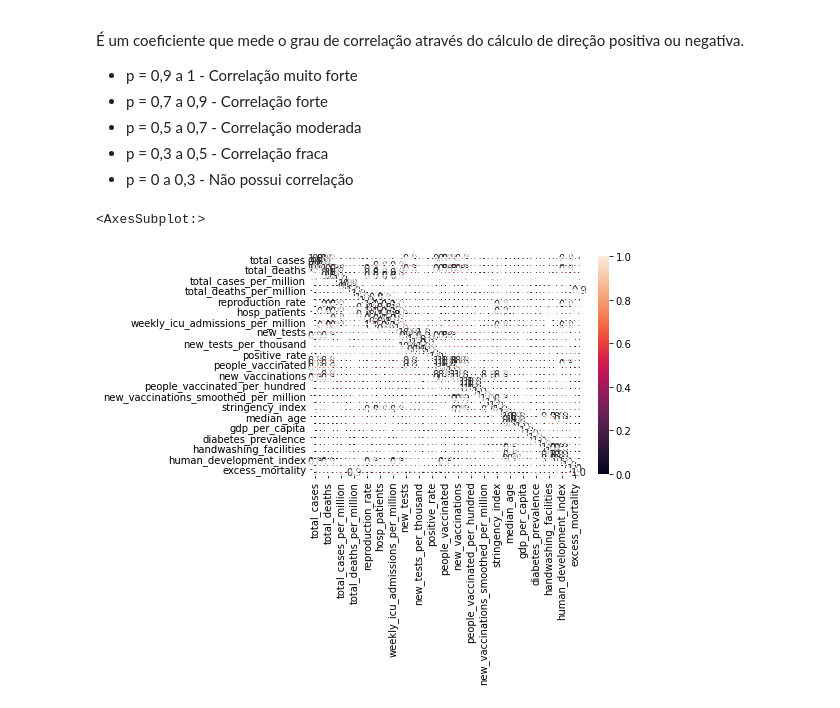
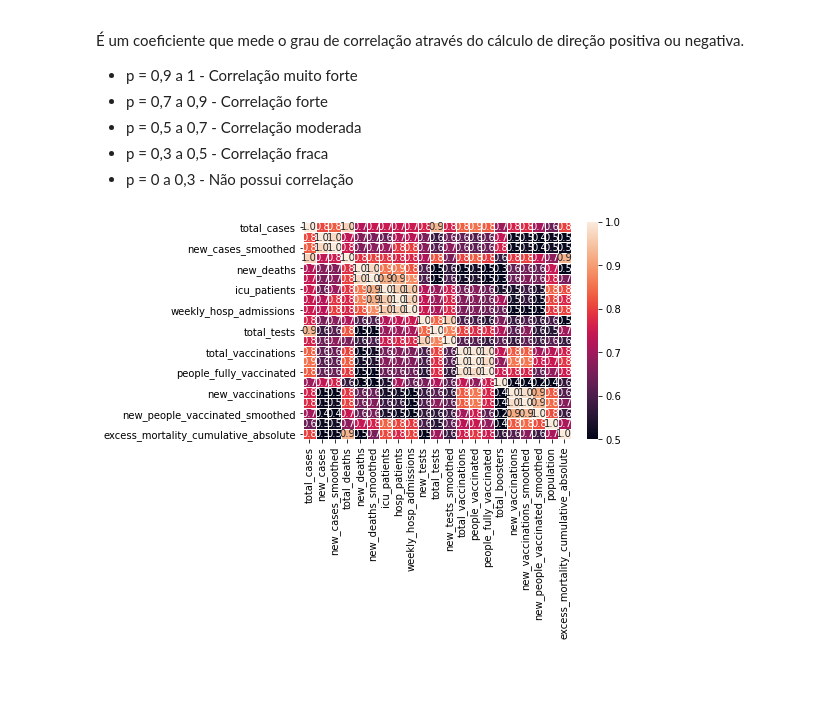
Before and after one commit to joanlima94/TCC-Unicamp, a Jupyter notebook: Notebook-Tcc.ipynb, the cells around one changed output. Drawn from its saved outputs; the diff is of its cells as text; code cells hidden in the pictures; blank space fills up the shorter version.

```diff
--- a/Notebook-Tcc.ipynb
+++ b/Notebook-Tcc.ipynb
@@ -32,10 +32,10 @@ Name: iso_code, Length: 166326, dtype: object
 # %%
 #análise e plot de correlação
 correlation = covid_data.corr()
-plot = sn.heatmap(correlation,annot = True, fmt = ".1f",linewidth=.01,vmin=0,vmax=1)
+correlation=correlation.loc[correlation.total_cases>0.5,correlation.total_cases>0.5]
+plot = sn.heatmap(correlation,annot = True, fmt = ".1f",linewidth=1,vmin=0.5,vmax=1)
 plot
-#plt.savefig("Correlation.pdf")
+plt.savefig("Correlation_maior_0.5.pdf")
 # %% [output]
-<AxesSubplot:>
-[figure, old version]
+[figure, new version]
 # %%
```
Also changed, not shown: parts of 2 cells of this notebook, 1 other file.
